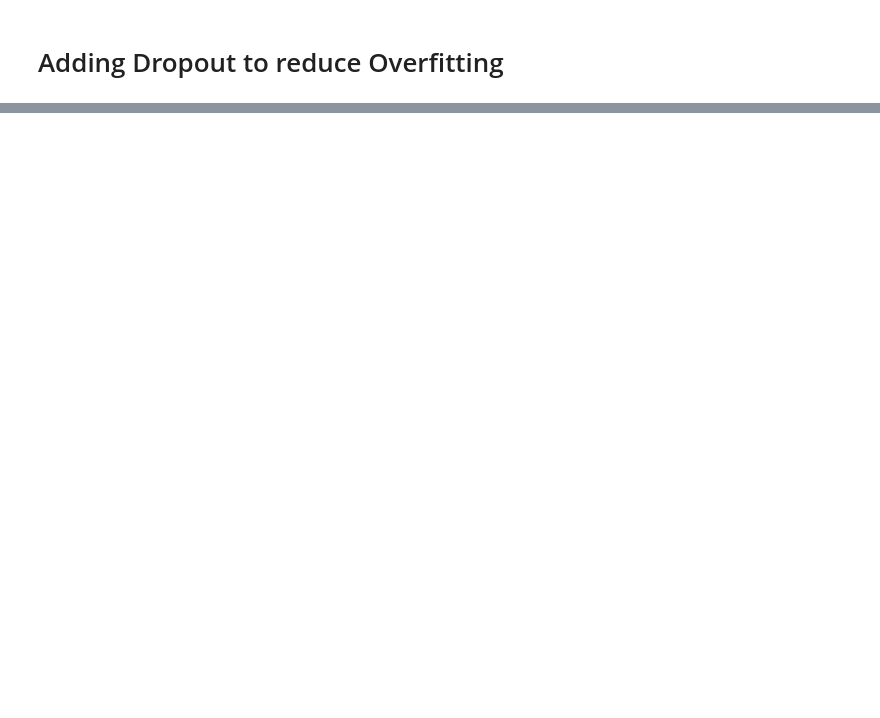
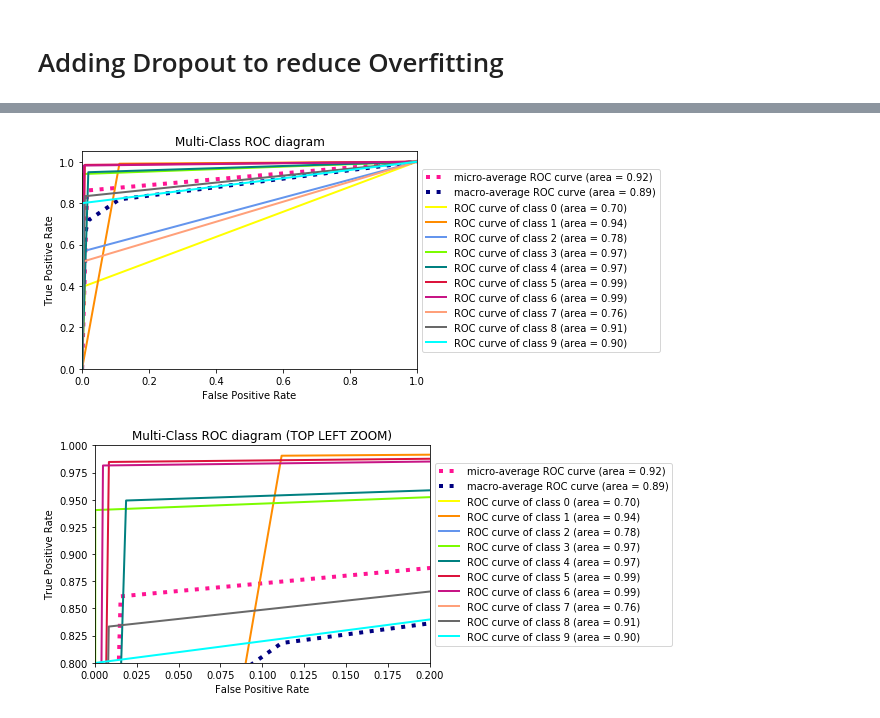
Before and after one commit to aln3/DMML_CW2_Group2, a Jupyter notebook: Research.ipynb, the cells around one changed output, grey strips where cells are left out. Cells and saved outputs as stored; diff of their text form; code cells hidden in the pictures; blank space fills up the shorter version.

```diff
--- a/Research.ipynb
+++ b/Research.ipynb
@@ -377,0 +332,6 @@ weighted avg       0.92      0.92      0.92      4170
+# %%
+# plot ROC the curve for the Base model
+roc.plotROC(y_test,prediction1)
+# %% [output]
+[figure, added]
+[figure, added]
```
Also changed, not shown: parts of 45 cells of this notebook.
